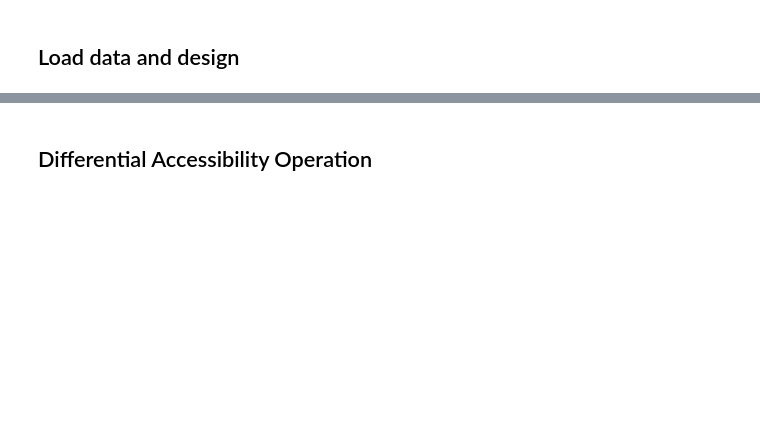
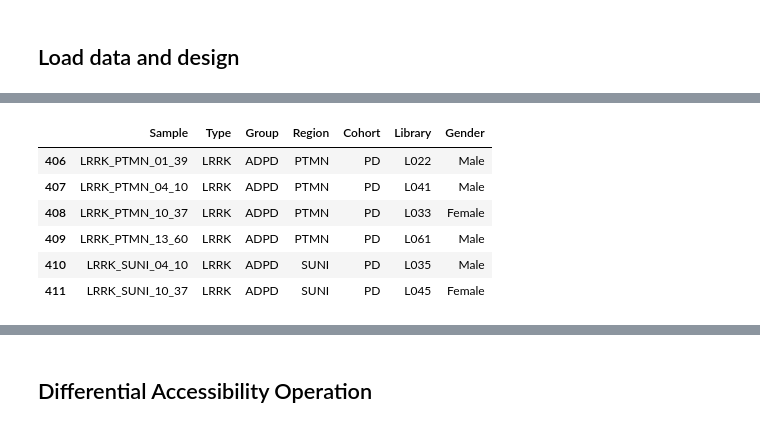
Before and after one commit to kundajelab/alzheimers_parkinsons, a Jupyter notebook: deseq2_analysis/deseq2.ipynb, the cells around one changed output, grey strips where cells are left out. Drawn from its saved outputs; the diff is of its cells as text; code cells hidden in the pictures; blank space fills up the shorter version.

```diff
--- a/deseq2_analysis/deseq2.ipynb
+++ b/deseq2_analysis/deseq2.ipynb
@@ -69,3 +40,13 @@ batches$Sample=factor(batches$Sample)
+# %%
+tail(batches)
+# %% [output]
+|  | Sample | Type | Group | Region | Cohort | Library | Gender |
+| 406 | LRRK_PTMN_01_39 | LRRK | ADPD | PTMN | PD | L022 | Male |
+| 407 | LRRK_PTMN_04_10 | LRRK | ADPD | PTMN | PD | L041 | Male |
+| 408 | LRRK_PTMN_10_37 | LRRK | ADPD | PTMN | PD | L033 | Female |
+| 409 | LRRK_PTMN_13_60 | LRRK | ADPD | PTMN | PD | L061 | Male |
+| 410 | LRRK_SUNI_04_10 | LRRK | ADPD | SUNI | PD | L035 | Male |
+| 411 | LRRK_SUNI_10_37 | LRRK | ADPD | SUNI | PD | L045 | Female |
 # %%
 head(batches)
 # %% [output]
```
Also changed, not shown: parts of 18 cells of this notebook, 2 other files.
